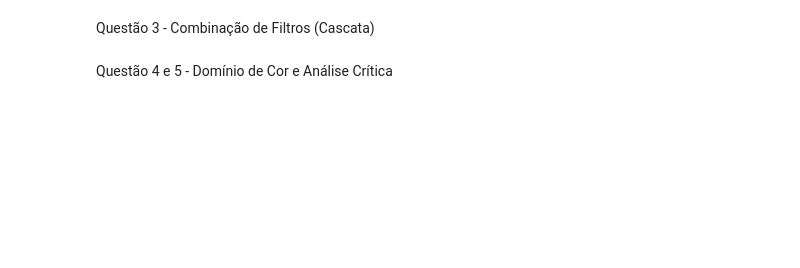
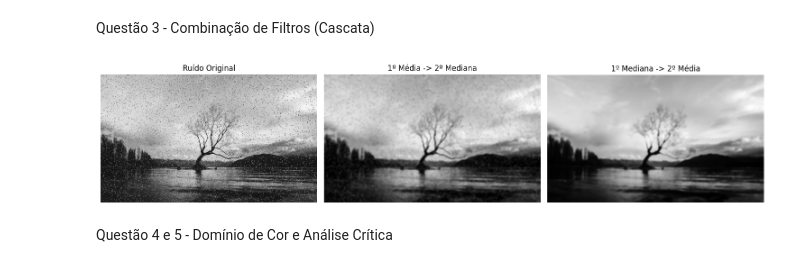
Before and after one commit to GabrielDavi7/PDI, a Jupyter notebook: Atividade-02-B/Atividade02b.ipynb, the cells around one changed output. Drawn from its saved outputs; the diff is of its cells as text; code cells hidden in the pictures; blank space fills up the shorter version.

```diff
--- a/Atividade-02-B/Atividade02b.ipynb
+++ b/Atividade-02-B/Atividade02b.ipynb
@@ -80,12 +89,17 @@ plot_images([img_noisy, median_3x3, median_5x5],
 # %% [markdown]
 Questão 3 - Combinação de Filtros (Cascata)
 # %%
-# Caso 1: Média -> Mediana
-case1 = cv2.medianBlur(cv2.blur(img_noisy, (5, 5)), 5)
-# Caso 2: Mediana -> Média
-case2 = cv2.blur(cv2.medianBlur(img_noisy, 5), (5, 5))
+cascata_media_mediana = cv2.medianBlur(cv2.blur(img_ruido, (5, 5)), 5) # Aplicando média seguida de mediana
 
-plot_images([img_noisy, case1, case2], ['Original Ruidosa', 'Média -> Mediana', 'Mediana -> Média'])
+cascata_mediana_media = cv2.blur(cv2.medianBlur(img_ruido, 5), (5, 5)) # Aplicando mediana seguida de média
+
+plot_images(
+    [img_ruido, cascata_media_mediana, cascata_mediana_media],
+    ["Ruído Original", "1º Média -> 2º Mediana", "1º Mediana -> 2º Média"],
+    columns=3
+)
+# %% [output]
+[figure, added]
 # %% [markdown]
 Questão 4 e 5 - Domínio de Cor e Análise Crítica
 # %%
```
Also changed, not shown: parts of 6 cells of this notebook.
